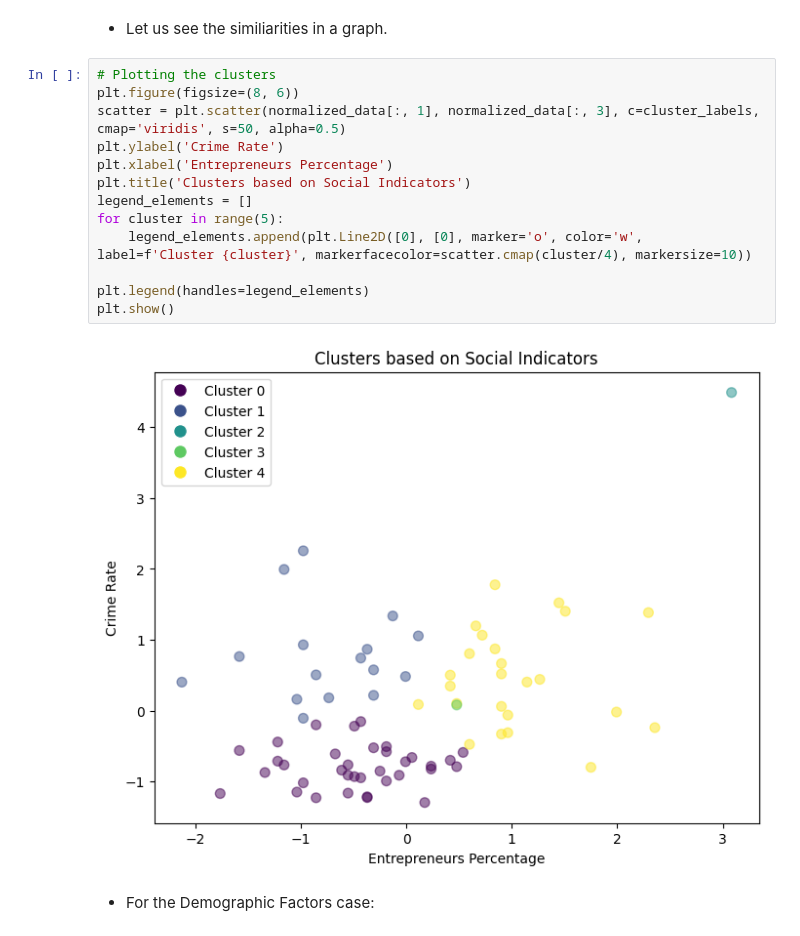
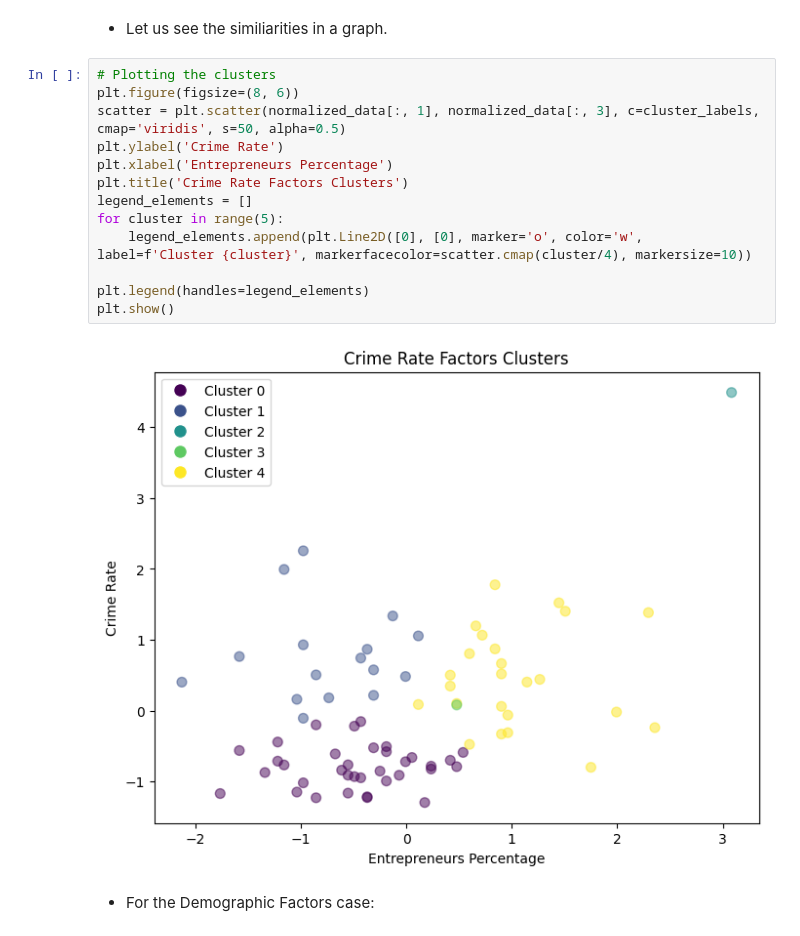
Before and after one commit to DanielaTomas/FCUP-DM1, a Jupyter notebook: DM1.ipynb, the cells around one changed output. Cells and saved outputs as stored; diff of their text form.

```diff
--- a/DM1.ipynb
+++ b/DM1.ipynb
@@ -1214,18 +1214,18 @@ Number of Regions: 35
 # %%
 # Plotting the clusters
 plt.figure(figsize=(8, 6))
 scatter = plt.scatter(normalized_data[:, 1], normalized_data[:, 3], c=cluster_labels, cmap='viridis', s=50, alpha=0.5)
 plt.ylabel('Crime Rate')
 plt.xlabel('Entrepreneurs Percentage')
-plt.title('Clusters based on Social Indicators')
+plt.title('Crime Rate Factors Clusters')
 legend_elements = []
 for cluster in range(5):
     legend_elements.append(plt.Line2D([0], [0], marker='o', color='w', label=f'Cluster {cluster}', markerfacecolor=scatter.cmap(cluster/4), markersize=10))
 
 plt.legend(handles=legend_elements)
 plt.show()
 # %% [output]
-[figure, old version]
+[figure, new version]
 # %% [markdown]
 * For the Demographic Factors case:
 # %%
```
Also changed, not shown: parts of 3 cells of this notebook.
